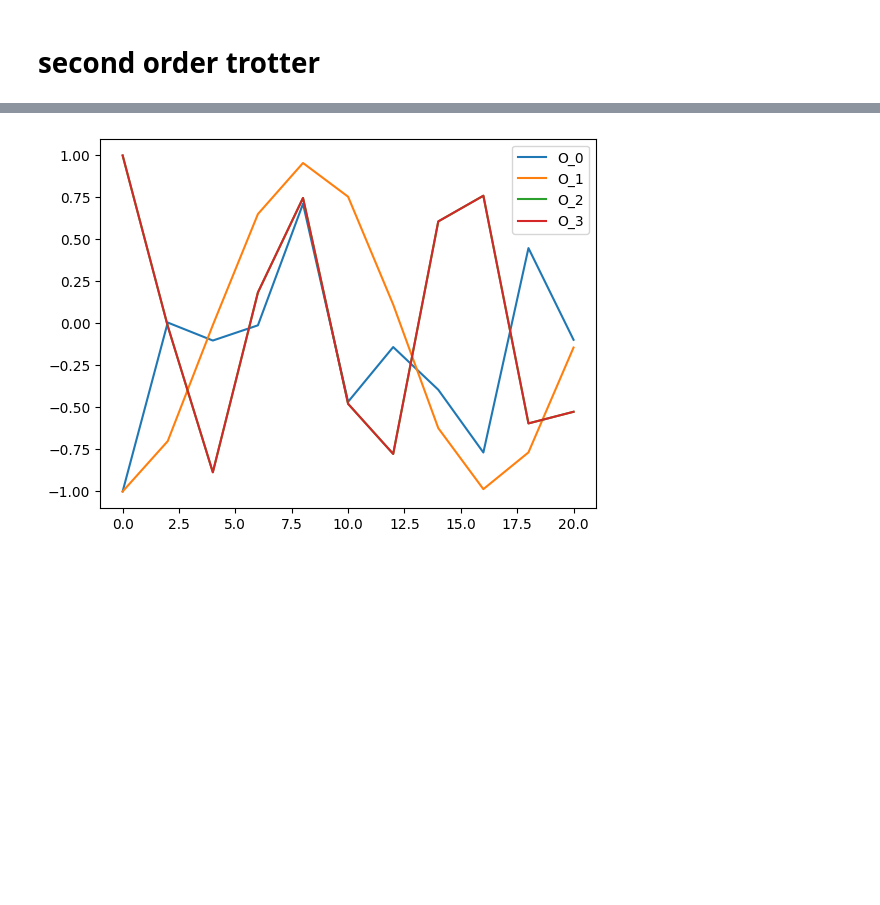
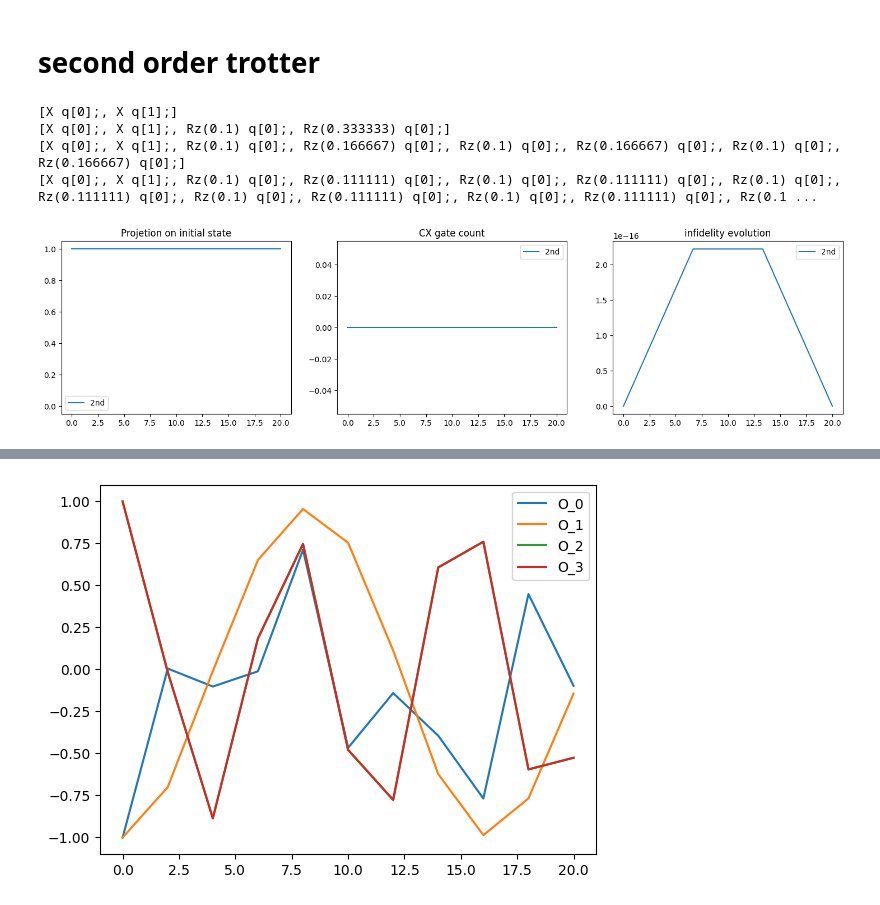
Before and after one commit to AprilSweettooth/Hamiltonian-Decomposition, a Jupyter notebook: test_notebook.ipynb, the cells around one changed output, grey strips where cells are left out. Cells and saved outputs as stored; diff of their text form; code cells hidden in the pictures; blank space fills up the shorter version.

```diff
--- a/test_notebook.ipynb
+++ b/test_notebook.ipynb
@@ -77,6 +86,17 @@ trotter_time_evolution.execute(split=True,labels=['O_0','O_1','O_2','O_3'])
 [figure]
 # %% [markdown]
 # second order trotter
+# %%
+gen_sys_param()
+trotter_time_evolution2 = AlgorithmHamSimTrotter(initial_state_circ,hamiltonian_test,measurements,t_max,n_trotter_steps,t)
+trotter_time_evolution2.second_order_suzuki_trotter()
+trotter_time_evolution2.execute(labels=['2nd','2nd','2nd'], cheat=False)
+# %% [output]
+[X q[0];, X q[1];]
+[X q[0];, X q[1];, Rz(0.1) q[0];, Rz(0.333333) q[0];]
+[X q[0];, X q[1];, Rz(0.1) q[0];, Rz(0.166667) q[0];, Rz(0.1) q[0];, Rz(0.166667) q[0];, Rz(0.1) q[0];, Rz(0.166667) q[0];]
+[X q[0];, X q[1];, Rz(0.1) q[0];, Rz(0.111111) q[0];, Rz(0.1) q[0];, Rz(0.111111) q[0];, Rz(0.1) q[0];, Rz(0.111111) q[0];, Rz(0.1) q[0];, Rz(0.111111) q[0];, Rz(0.1) q[0];, Rz(0.111111) q[0];, Rz(0.1 ...
+[figure, added]
 # %%
 gen_sys_param()
 trotter_time_evolution2 = AlgorithmHamSimTrotter(initial_state_circ,hamiltonian,measurements,t_max,n_trotter_steps,t)
```
Also changed, not shown: parts of 8 cells of this notebook, 19 other files.
